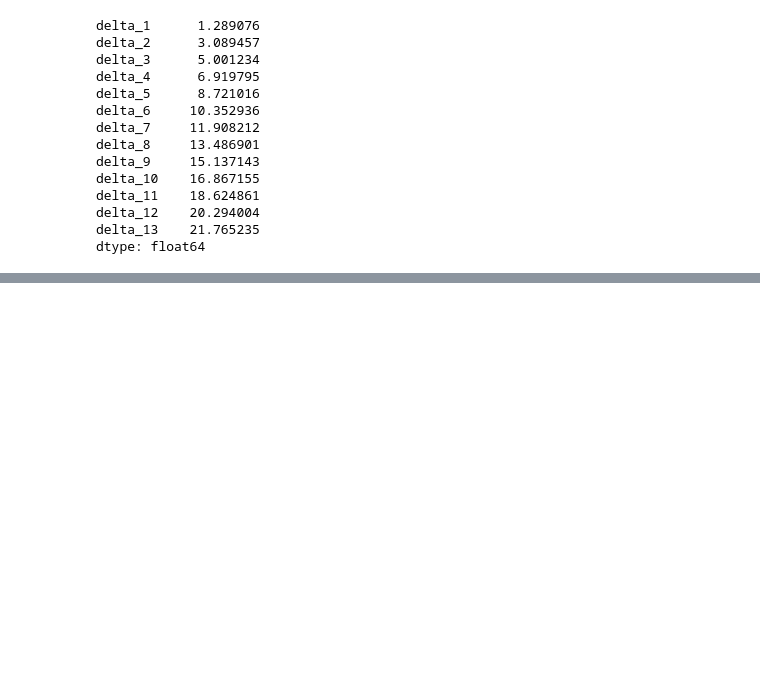
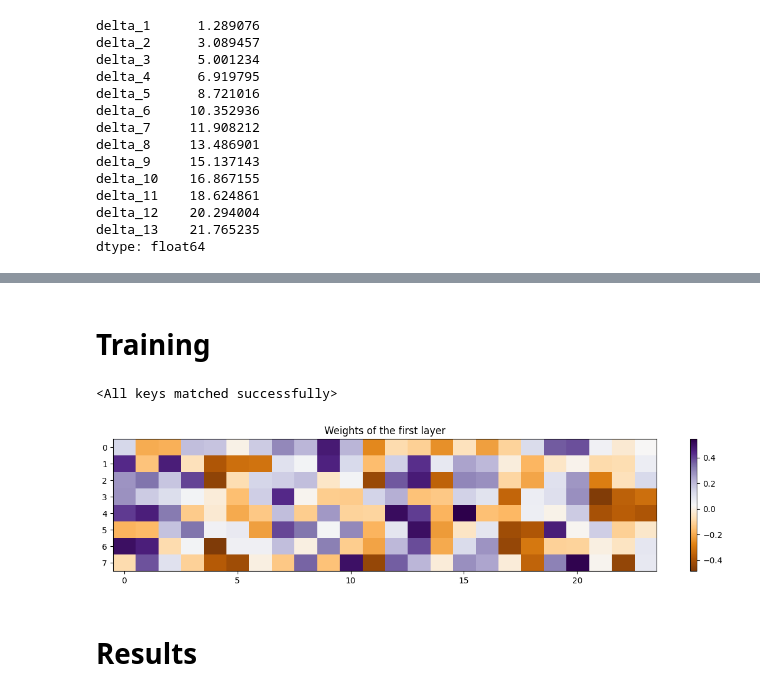
Before and after one commit to s7arekh/SAP_test, a Jupyter notebook: prediction.ipynb, the cells around one changed output, grey strips where cells are left out. Saved outputs shown, nothing was run; the diff lists cells and outputs as text; code cells hidden in the pictures; blank space fills up the shorter version.

```diff
--- a/prediction.ipynb
+++ b/prediction.ipynb
@@ -309,3 +343,6 @@ delta_11    18.624861
 delta_12    20.294004
 delta_13    21.765235
 dtype: float64
+# %%
+model = NARX(input_size=MODEL_SERIES_INPUT_SIZE + OBSERVED_SERIES_INPUT_SIZE, hidden_size=24, output_size=1)
+model.to(device)
@@ -311,0 +357,9 @@ dtype: float64
+# %% [markdown]
+# Training
+# %%
+train_losses, val_losses = model.train_model(trainloader, valloader, epochs=100, lr=0.001)
+# %%
+# load model
+model.load_state_dict(torch.load('narx_model.pth'))
+# %% [output]
+<All keys matched successfully>
@@ -311,0 +375,12 @@ dtype: float64
+# %%
+# plot weights of first layer as 2D image
+plt.figure(figsize=(12, 3))
+plt.imshow(model.net[0].weight.detach().cpu().numpy().T, aspect='auto', cmap='PuOr')
+plt.colorbar()
+plt.title('Weights of the first layer')
+plt.tight_layout()
+plt.show()
+# %% [output]
+[figure, added]
+# %% [markdown]
+# Results
```
Also changed, not shown: parts of 17 cells of this notebook.
